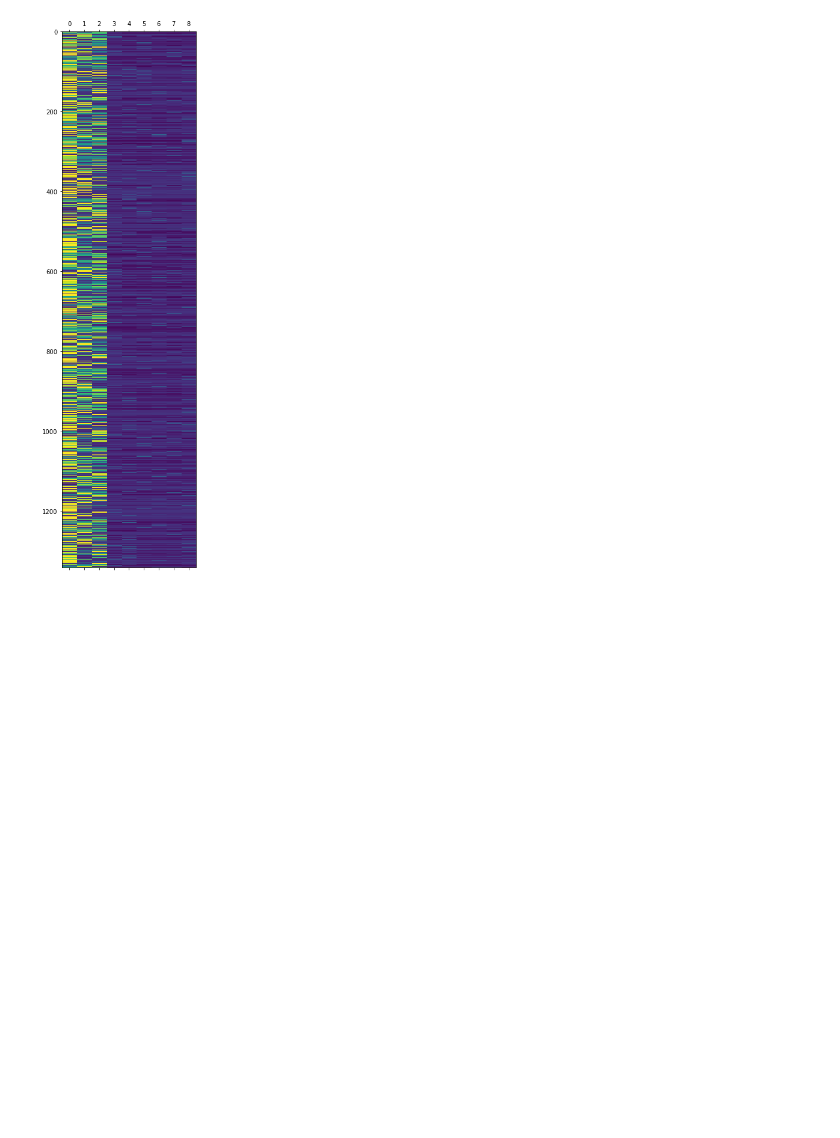
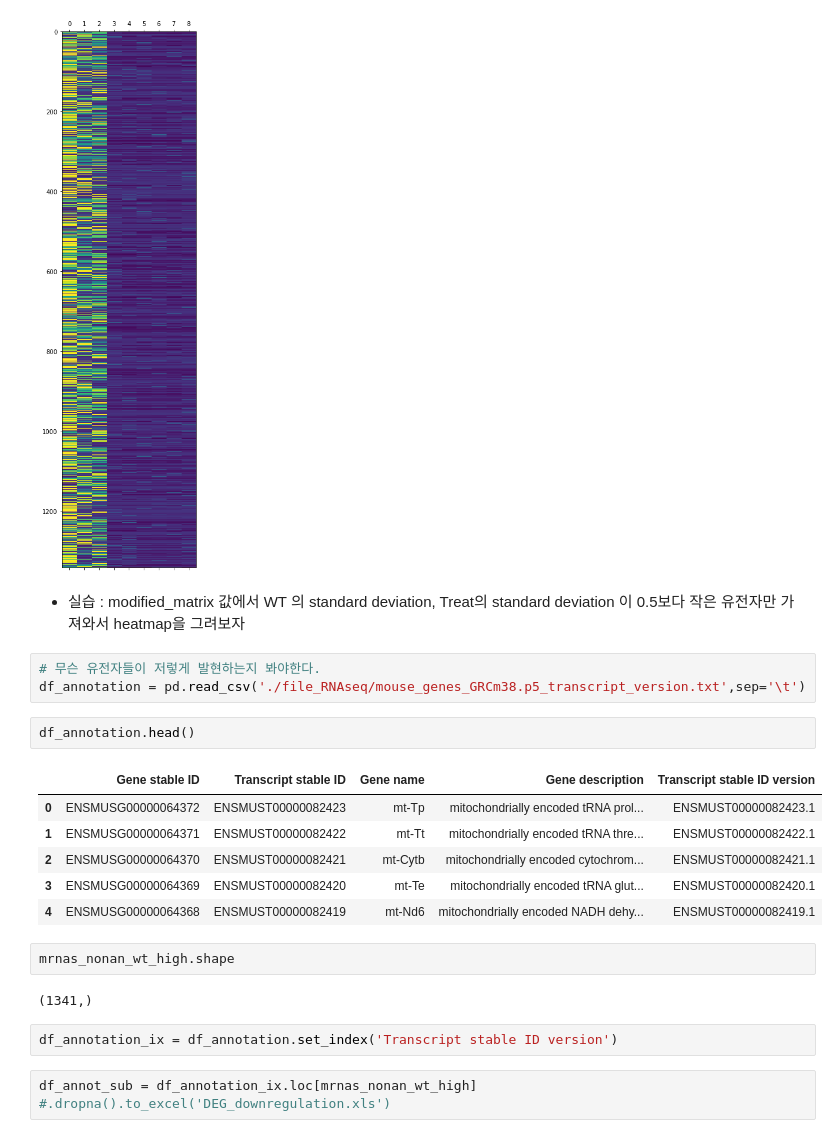
Before and after one commit to k821209/biocoding_lecture, a Jupyter notebook: RNAseq 분석.ipynb, the cells around one changed output. Cells and saved outputs as stored; diff of their text form; blank space fills up the shorter version.

```diff
--- a/RNAseq 분석.ipynb
+++ b/RNAseq 분석.ipynb
@@ -155,3 +144,26 @@ plt.show()
 # %% [output]
 <matplotlib.figure.Figure at 0x...>
 [figure]
+# %% [markdown]
+* 실습 : modified_matrix 값에서 WT 의 standard deviation, Treat의 standard deviation 이 0.5보다 작은 유전자만 가져와서 heatmap을 그려보자
+# %%
+# 무슨 유전자들이 저렇게 발현하는지 봐야한다.
+df_annotation = pd.read_csv('./file_RNAseq/mouse_genes_GRCm38.p5_transcript_version.txt',sep='\t')
+# %%
+df_annotation.head()
+# %% [output]
+|  | Gene stable ID | Transcript stable ID | Gene name | Gene description | Transcript stable ID version |
+| 0 | ENSMUSG00000064372 | ENSMUST00000082423 | mt-Tp | mitochondrially encoded tRNA prol... | ENSMUST00000082423.1 |
+| 1 | ENSMUSG00000064371 | ENSMUST00000082422 | mt-Tt | mitochondrially encoded tRNA thre... | ENSMUST00000082422.1 |
+| 2 | ENSMUSG00000064370 | ENSMUST00000082421 | mt-Cytb | mitochondrially encoded cytochrom... | ENSMUST00000082421.1 |
+| 3 | ENSMUSG00000064369 | ENSMUST00000082420 | mt-Te | mitochondrially encoded tRNA glut... | ENSMUST00000082420.1 |
+| 4 | ENSMUSG00000064368 | ENSMUST00000082419 | mt-Nd6 | mitochondrially encoded NADH dehy... | ENSMUST00000082419.1 |
+# %%
+mrnas_nonan_wt_high.shape
+# %% [output]
+(1341,)
+# %%
+df_annotation_ix = df_annotation.set_index('Transcript stable ID version')
+# %%
+df_annot_sub = df_annotation_ix.loc[mrnas_nonan_wt_high]
+#.dropna().to_excel('DEG_downregulation.xls')
```
Also changed, not shown: parts of 13 cells of this notebook, 1 other file.
